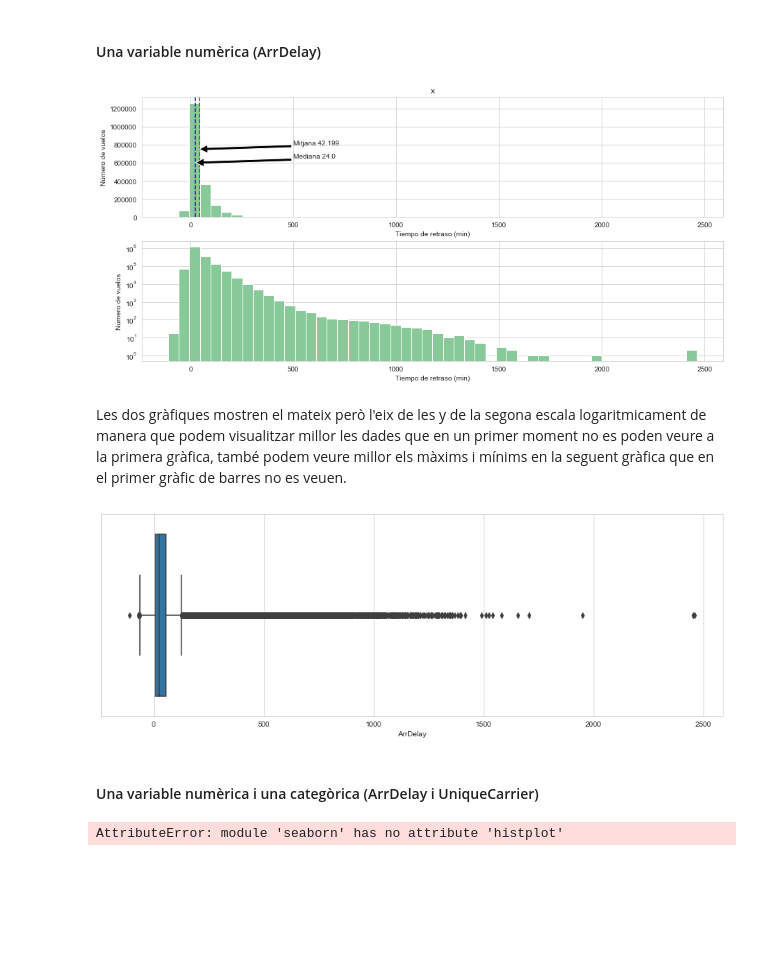
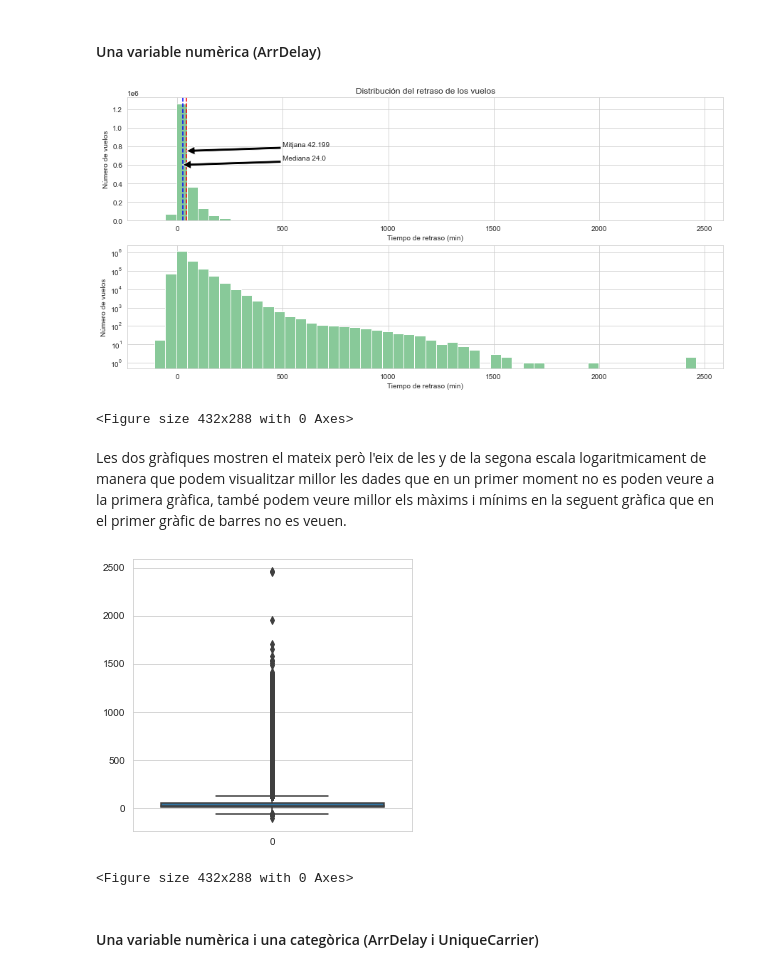
Before and after one commit to adriacb99/visualitzaci-_explorat-ria, a Jupyter notebook: S03 T01.ipynb, the cells around one changed output. Drawn from its saved outputs; the diff is of its cells as text; code cells hidden in the pictures; blank space fills up the shorter version.

```diff
--- a/S03 T01.ipynb
+++ b/S03 T01.ipynb
@@ -56,7 +58,7 @@ plt.axvline(df.ArrDelay.mean(), color ="Red", linestyle="--")
 plt.axvline(df.ArrDelay.median(), color ="Blue", linestyle="--")
 plt.annotate(v1, xy=(df.ArrDelay.mean(),750000),xytext=(500,800000), arrowprops=dict(facecolor='black'))
 plt.annotate(v2, xy=(df.ArrDelay.median(),600000),xytext=(500,650000), arrowprops=dict(facecolor='black'))
-plt.title("x")
+plt.title("Distribución del retraso de los vuelos")
 plt.xlabel("Tiempo de retraso (min)")
 plt.ylabel("Número de vuelos")
 plt.hist(dff, num_bins, color = "#88c999")
@@ -66,21 +68,20 @@ plt.ylabel("Número de vuelos")
 plt.yscale("log")
 plt.hist(dff, num_bins, color = "#88c999")
 plt.show()
+plt.savefig("Una variable numèrica1")
 # %% [output]
-[figure, old version]
+[figure, new version]
+<Figure size 432x288 with 0 Axes>
 # %% [markdown]
 Les dos gràfiques mostren el mateix però l'eix de les y de la segona escala logaritmicament de manera que podem visualitzar millor les dades que en un primer moment no es poden veure a la primera gràfica, també podem veure millor els màxims i mínims en la seguent gràfica que en el primer gràfic de barres no es veuen.
 # %%
 import matplotlib.pyplot as plt
-fig = plt.figure(figsize =(15, 5))
-
-sns.boxplot(df["ArrDelay"])
+fig = plt.figure(figsize =(5, 5))
+sns.boxplot(data = df["ArrDelay"])
 plt.show()
+plt.savefig("Una variable numèrica2")
 # %% [output]
-[figure, old version]
+[figure, new version]
+<Figure size 432x288 with 0 Axes>
 # %% [markdown]
 #### Una variable numèrica i una categòrica (ArrDelay i UniqueCarrier)
-# %%
-sns.histplot(dff)
-# %% [output]
-AttributeError: module 'seaborn' has no attribute 'histplot'
```
Also changed, not shown: parts of 11 cells of this notebook.
